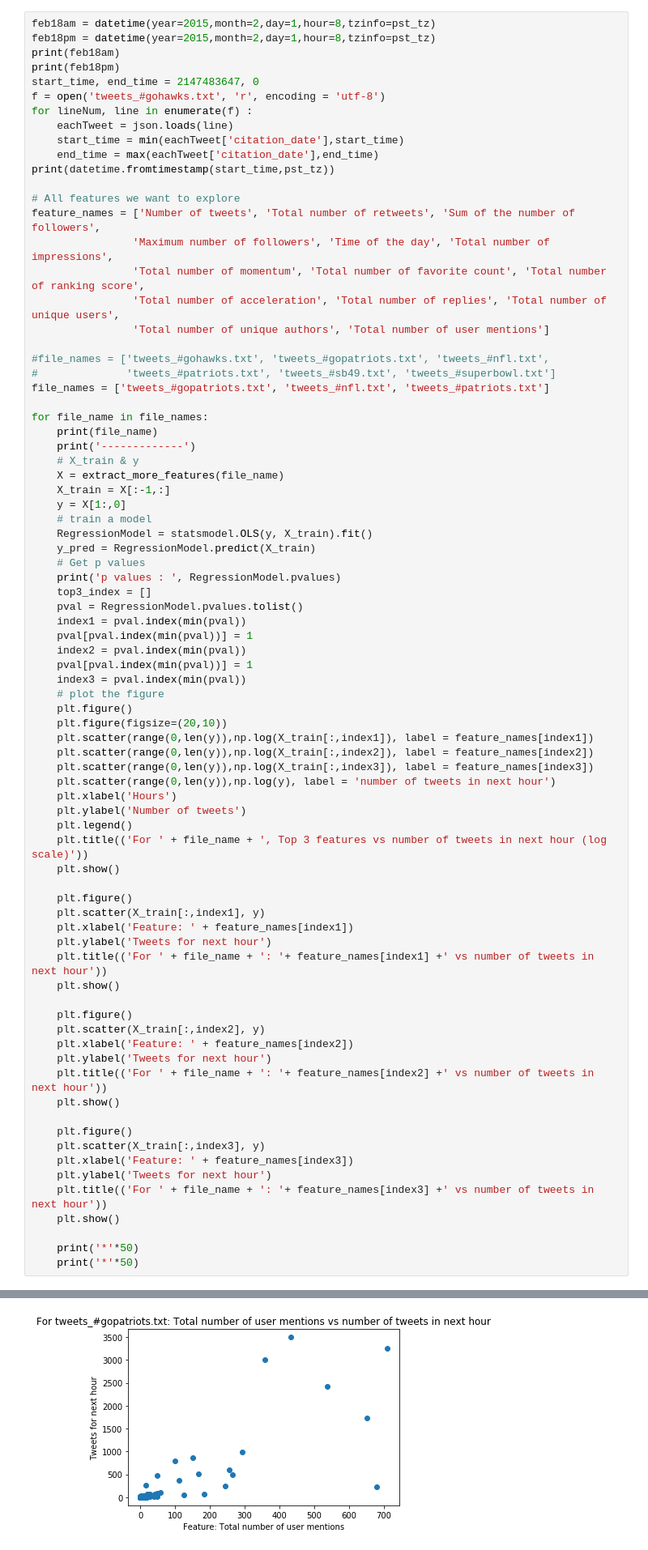
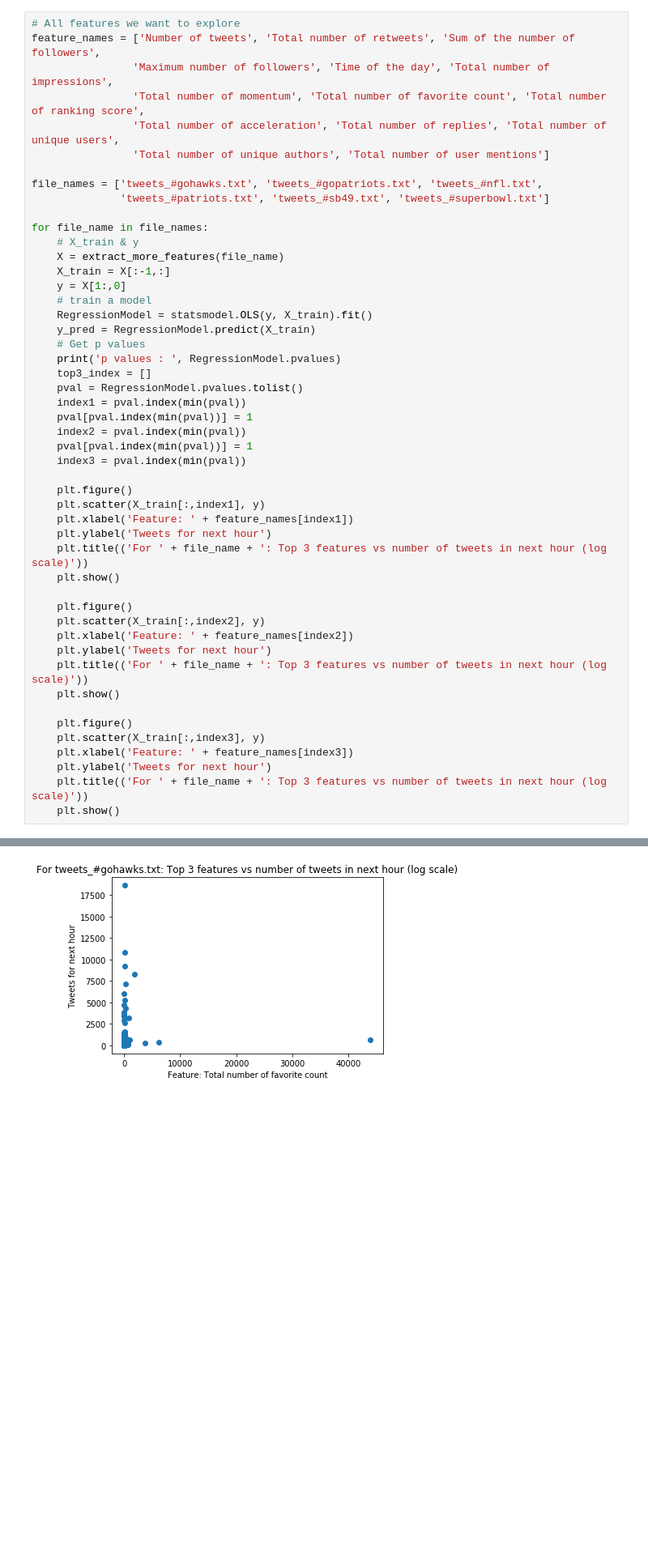
Before and after one commit to superAX/Twitter-Popularity-Prediction, a Jupyter notebook: EE219_Project5.ipynb, the cells around one changed output, grey strips where cells are left out. Shown at 81% size. Saved outputs shown, nothing was run; the diff lists cells and outputs as text; blank space fills up the shorter version.

```diff
--- a/EE219_Project5.ipynb
+++ b/EE219_Project5.ipynb
@@ -333,18 +378,6 @@ strong multicollinearity or other numerical problems.
 # %% [markdown]
 # Question 5
 # %%
-feb18am = datetime(year=2015,month=2,day=1,hour=8,tzinfo=pst_tz)
-feb18pm = datetime(year=2015,month=2,day=1,hour=8,tzinfo=pst_tz)
-print(feb18am)
-print(feb18pm)
-start_time, end_time = 2147483647, 0
-f = open('tweets_#gohawks.txt', 'r', encoding = 'utf-8')
-for lineNum, line in enumerate(f) :
-    eachTweet = json.loads(line)
-    start_time = min(eachTweet['citation_date'],start_time)
-    end_time = max(eachTweet['citation_date'],end_time)
-print(datetime.fromtimestamp(start_time,pst_tz))
-
 # All features we want to explore
 feature_names = ['Number of tweets', 'Total number of retweets', 'Sum of the number of followers',
                 'Maximum number of followers', 'Time of the day', 'Total number of impressions',
@@ -352,13 +385,10 @@ feature_names = ['Number of tweets', 'Total number of retweets', 'Sum of the num
                 'Total number of acceleration', 'Total number of replies', 'Total number of unique users',
                 'Total number of unique authors', 'Total number of user mentions']
 
-#file_names = ['tweets_#gohawks.txt', 'tweets_#gopatriots.txt', 'tweets_#nfl.txt',
-#              'tweets_#patriots.txt', 'tweets_#sb49.txt', 'tweets_#superbowl.txt']
-file_names = ['tweets_#gopatriots.txt', 'tweets_#nfl.txt', 'tweets_#patriots.txt']
+file_names = ['tweets_#gohawks.txt', 'tweets_#gopatriots.txt', 'tweets_#nfl.txt',
+              'tweets_#patriots.txt', 'tweets_#sb49.txt', 'tweets_#superbowl.txt']
 
 for file_name in file_names:
-    print(file_name)
-    print('-------------')
     # X_train & y
     X = extract_more_features(file_name)
     X_train = X[:-1,:]
@@ -375,40 +405,25 @@ for file_name in file_names:
     index2 = pval.index(min(pval))
     pval[pval.index(min(pval))] = 1
     index3 = pval.index(min(pval))
-    # plot the figure
-    plt.figure()
-    plt.figure(figsize=(20,10))
-    plt.scatter(range(0,len(y)),np.log(X_train[:,index1]), label = feature_names[index1])
-    plt.scatter(range(0,len(y)),np.log(X_train[:,index2]), label = feature_names[index2])
-    plt.scatter(range(0,len(y)),np.log(X_train[:,index3]), label = feature_names[index3])
-    plt.scatter(range(0,len(y)),np.log(y), label = 'number of tweets in next hour')
-    plt.xlabel('Hours')
-    plt.ylabel('Number of tweets')
-    plt.legend()
-    plt.title(('For ' + file_name + ', Top 3 features vs number of tweets in next hour (log scale)'))
-    plt.show()
 
     plt.figure()
     plt.scatter(X_train[:,index1], y)
     plt.xlabel('Feature: ' + feature_names[index1])
     plt.ylabel('Tweets for next hour')
-    plt.title(('For ' + file_name + ': '+ feature_names[index1] +' vs number of tweets in next hour'))
+    plt.title(('For ' + file_name + ': Top 3 features vs number of tweets in next hour (log scale)'))
     plt.show()
 
     plt.figure()
     plt.scatter(X_train[:,index2], y)
     plt.xlabel('Feature: ' + feature_names[index2])
     plt.ylabel('Tweets for next hour')
-    plt.title(('For ' + file_name + ': '+ feature_names[index2] +' vs number of tweets in next hour'))
+    plt.title(('For ' + file_name + ': Top 3 features vs number of tweets in next hour (log scale)'))
     plt.show()
 
     plt.figure()
     plt.scatter(X_train[:,index3], y)
     plt.xlabel('Feature: ' + feature_names[index3])
     plt.ylabel('Tweets for next hour')
-    plt.title(('For ' + file_name + ': '+ feature_names[index3] +' vs number of tweets in next hour'))
+    plt.title(('For ' + file_name + ': Top 3 features vs number of tweets in next hour (log scale)'))
     plt.show()
-
-    print('*'*50)
-    print('*'*50)
 # %% [output]
@@ -426 +435 @@ p values :  [5.77234745e-01 3.23316657e-13 2.10858207e-40 5.45714893e-20
-[figure, old version]
+[figure, new version]
```
Also changed, not shown: parts of 102 cells of this notebook.
